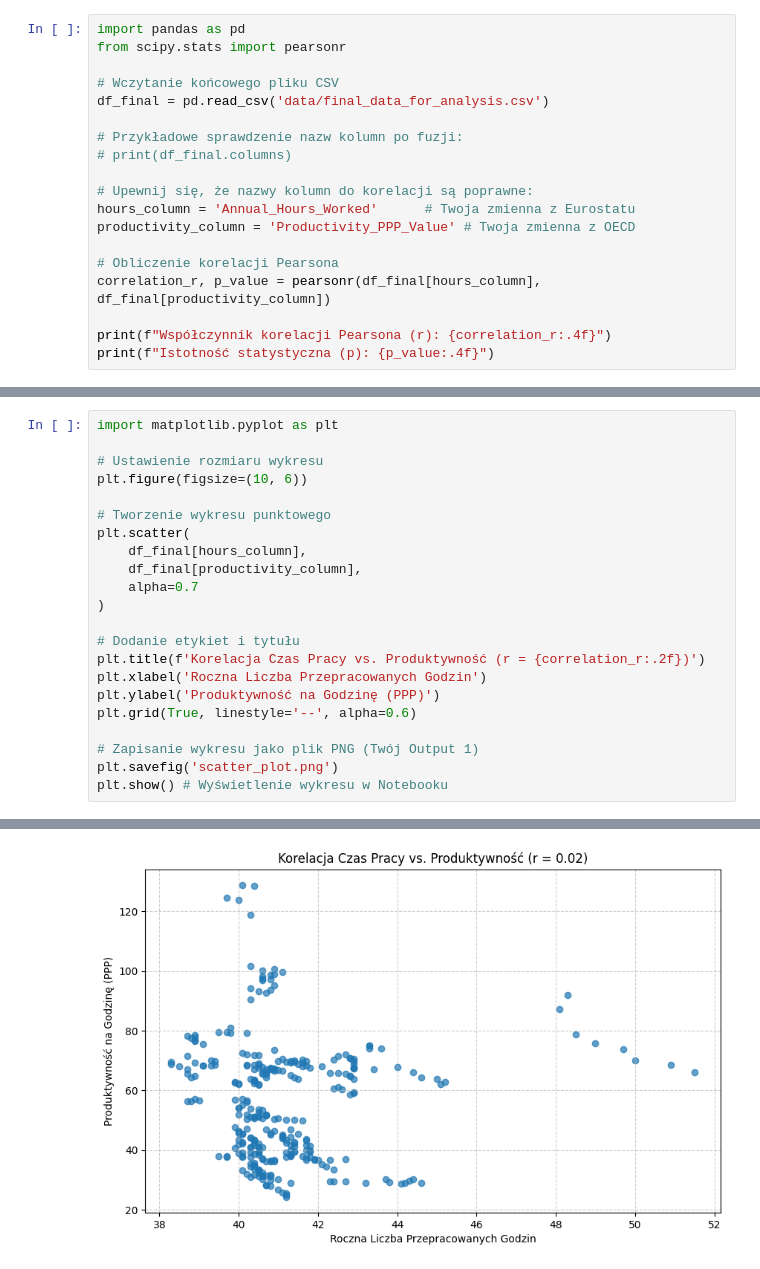
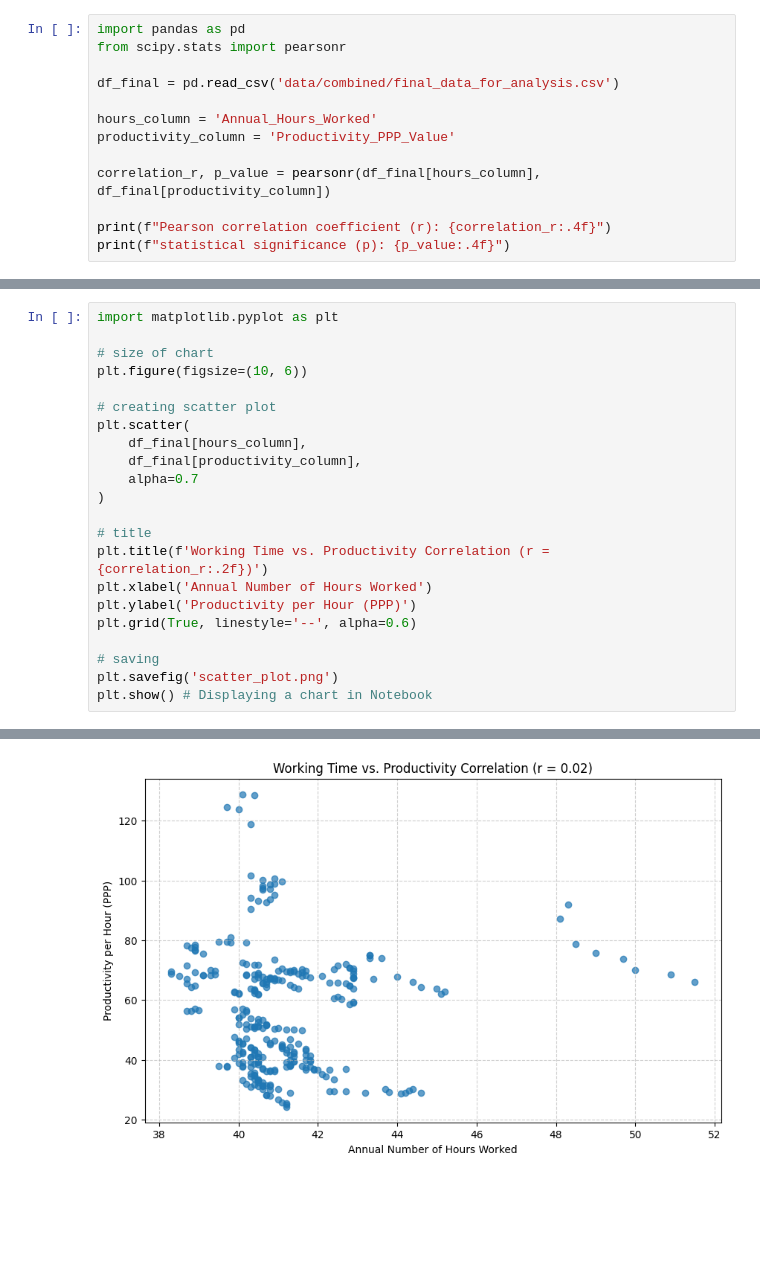
Before and after one commit to mania8/data_research, a Jupyter notebook: pearsons.ipynb, the cells around one changed output, grey strips where cells are left out. Cells and saved outputs as stored; diff of their text form; blank space fills up the shorter version.

```diff
--- a/pearsons.ipynb
+++ b/pearsons.ipynb
@@ -19,19 +18,13 @@ Requirement already satisfied: six>=1.5 in c:\users\marianna\appdata\local\packa
 import pandas as pd
 from scipy.stats import pearsonr
 
-# Wczytanie końcowego pliku CSV
-df_final = pd.read_csv('data/final_data_for_analysis.csv')
+df_final = pd.read_csv('data/combined/final_data_for_analysis.csv')
 
-# Przykładowe sprawdzenie nazw kolumn po fuzji:
-# print(df_final.columns)
+hours_column = 'Annual_Hours_Worked'
+productivity_column = 'Productivity_PPP_Value'
 
-# Upewnij się, że nazwy kolumn do korelacji są poprawne:
-hours_column = 'Annual_Hours_Worked'      # Twoja zmienna z Eurostatu
-productivity_column = 'Productivity_PPP_Value' # Twoja zmienna z OECD
-
-# Obliczenie korelacji Pearsona
 correlation_r, p_value = pearsonr(df_final[hours_column], df_final[productivity_column])
 
-print(f"Współczynnik korelacji Pearsona (r): {correlation_r:.4f}")
-print(f"Istotność statystyczna (p): {p_value:.4f}")
+print(f"Pearson correlation coefficient (r): {correlation_r:.4f}")
+print(f"statistical significance (p): {p_value:.4f}")
 # %% [output]
@@ -40,23 +33,23 @@ Istotność statystyczna (p): 0.6998
 # %%
 import matplotlib.pyplot as plt
 
-# Ustawienie rozmiaru wykresu
+# size of chart
 plt.figure(figsize=(10, 6))
 
-# Tworzenie wykresu punktowego
+# creating scatter plot
 plt.scatter(
     df_final[hours_column],
     df_final[productivity_column],
     alpha=0.7
 )
 
-# Dodanie etykiet i tytułu
-plt.title(f'Korelacja Czas Pracy vs. Produktywność (r = {correlation_r:.2f})')
-plt.xlabel('Roczna Liczba Przepracowanych Godzin')
-plt.ylabel('Produktywność na Godzinę (PPP)')
+# title
+plt.title(f'Working Time vs. Productivity Correlation (r = {correlation_r:.2f})')
+plt.xlabel('Annual Number of Hours Worked')
+plt.ylabel('Productivity per Hour (PPP)')
 plt.grid(True, linestyle='--', alpha=0.6)
 
-# Zapisanie wykresu jako plik PNG (Twój Output 1)
+# saving
 plt.savefig('scatter_plot.png')
-plt.show() # Wyświetlenie wykresu w Notebooku
+plt.show() # Displaying a chart in Notebook
 # %% [output]
@@ -64 +56 @@ Matplotlib is building the font cache; this may take a moment.
-[figure, old version]
+[figure, new version]
```
Also changed, not shown: parts of 3 cells of this notebook, 2 other files.
